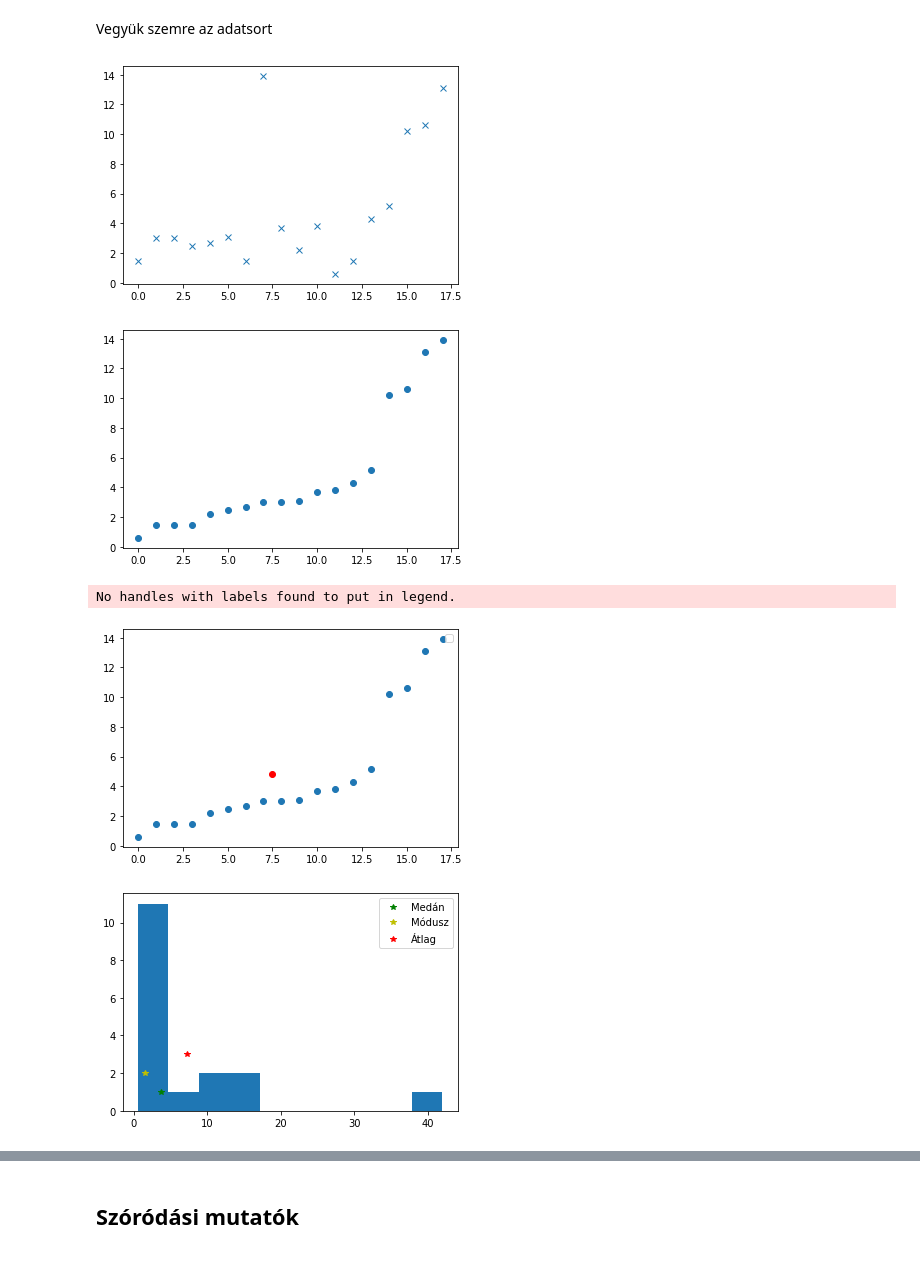
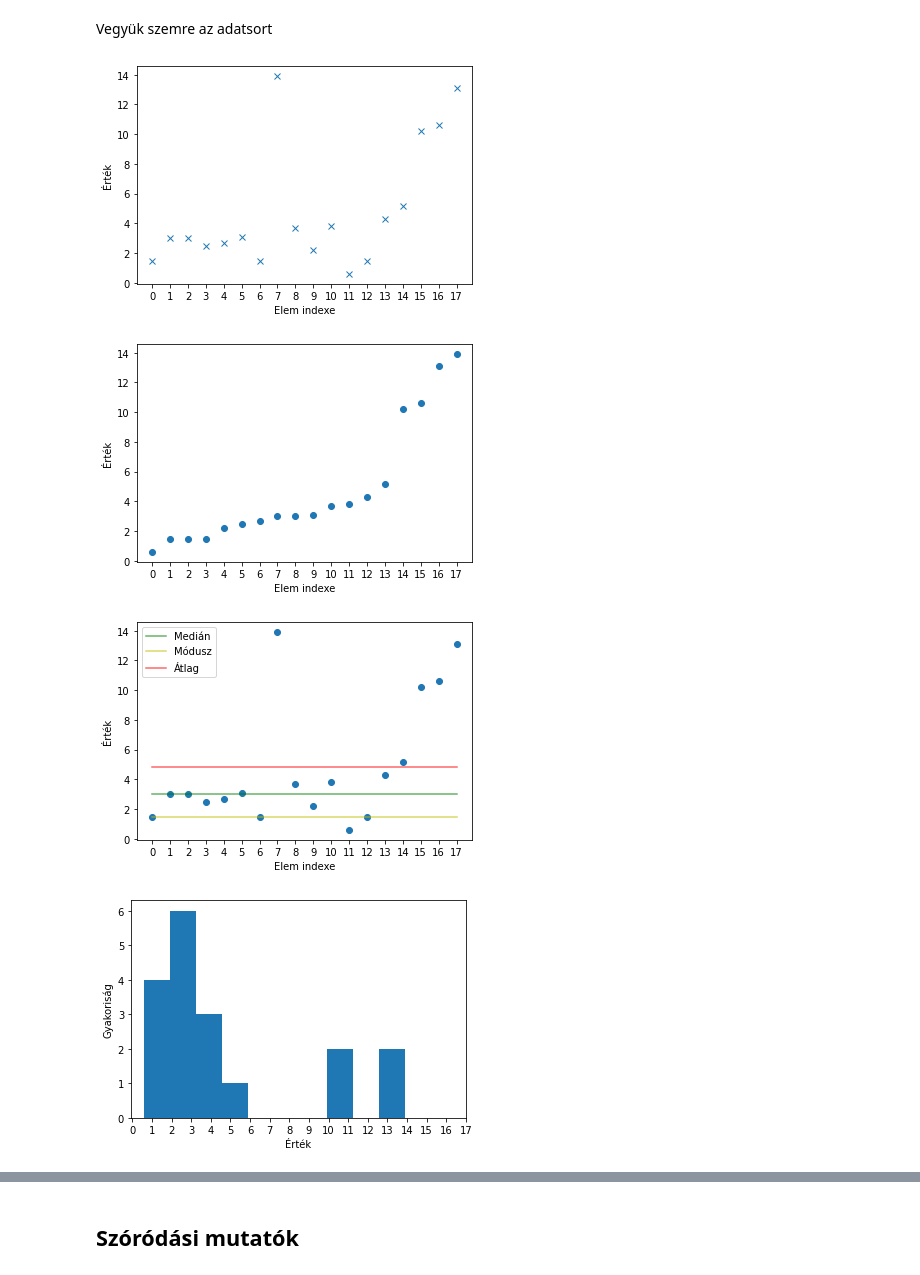
Before and after one commit to zs-nemecz/ExperimentalMethodsClass, a Jupyter notebook: Leiro_Stat.ipynb, the cells around one changed output, grey strips where cells are left out. Cells and saved outputs as stored; diff of their text form; code cells hidden in the pictures.

```diff
--- a/Leiro_Stat.ipynb
+++ b/Leiro_Stat.ipynb
@@ -40,41 +40,45 @@ Módusz elemszáma: 3
 Vegyük szemre az adatsort
 # %%
 # Felhődiagram (scatter plot)
-x = np.arange(0, len(adatsor), 1)
+x = np.arange(0, len(adatsor), 1, dtype=int)
 y = np.array(adatsor) # a listából tömböt csinálok, amely alkalmasabb az adatelemzésre
 plt.plot(x,y, 'x')
+plt.xlabel('Elem indexe')
+plt.xticks(x)
+plt.ylabel('Érték')
 plt.show()
 # %% [output]
-[figure, old version]
+[figure, new version]
 # %%
 # Felhődiagram az adatok sorba rendezése után
 y.sort() # sorba rendezés
 plt.plot(x,y, 'o')
+plt.xlabel('Elem indexe')
+plt.xticks(x)
+plt.ylabel('Érték')
 plt.show()
 # %% [output]
-[figure, old version]
+[figure, new version]
 # %%
 # Ábrázoljuk a középértékeket a felhődiagramra vetítve
 plt.plot(x,y, 'o')
+plt.xlabel('Elem indexe')
+plt.xticks(x)
+plt.ylabel('Érték')
 # az np.full funkció segítségével egy tömb struktúrát hozunk létre, hogy a középértékeket vonalként ábrázolhassuk
-plt.plot(7.5, atlag, 'ro')
-
-
-#plt.plot(x, np.full(y.shape,med), 'g', label='Medián')
-#plt.plot(x, np.full(y.shape,modusz), 'y', label='Módusz')
-#plt.plot(x, np.full(y.shape,atlag), 'r', label='Átlag')
+plt.plot(x, np.full(y.shape,med), 'g', label='Medián', alpha=0.6)
+plt.plot(x, np.full(y.shape,modusz), 'y', label='Módusz', alpha=0.6)
+plt.plot(x, np.full(y.shape,atlag), 'r', label='Átlag', alpha=0.6)
 plt.legend() # az adatcímkék kiírása
 plt.show()
 # %% [output]
-No handles with labels found to put in legend.
-[figure, old version]
+[figure, new version]
 # %%
 # A hisztogramról leolvasható az értékek eloszlása
 plt.hist(y)
-plt.plot(med, 1, 'g*', label='Medián')
-plt.plot(modusz, 2, 'y*', label='Módusz')
-plt.plot(atlag, 3, 'r*', label='Átlag')
-plt.legend()
+plt.xlabel('Érték')
+plt.xticks(x)
+plt.ylabel('Gyakoriság')
 plt.show()
 # %% [output]
-[figure, old version]
+[figure, new version]
```
Also changed, not shown: parts of 7 cells of this notebook.
